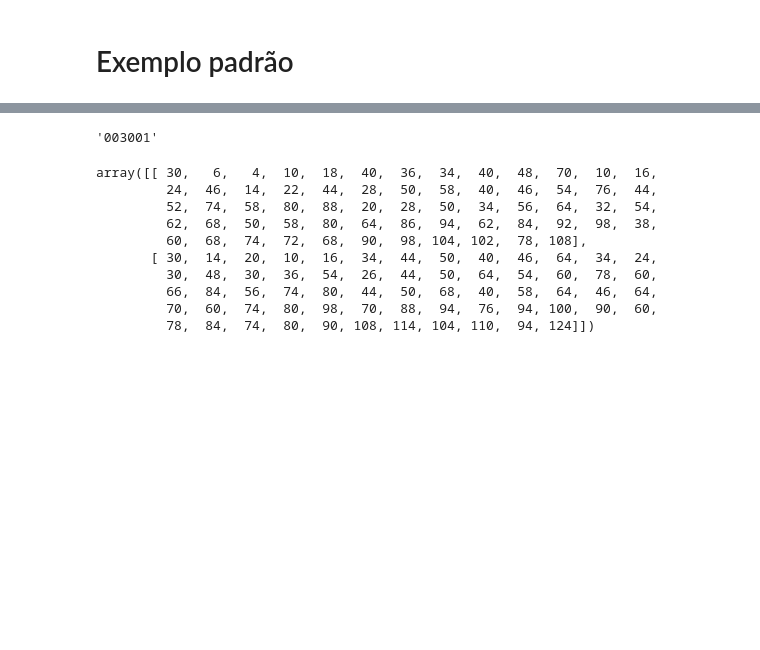
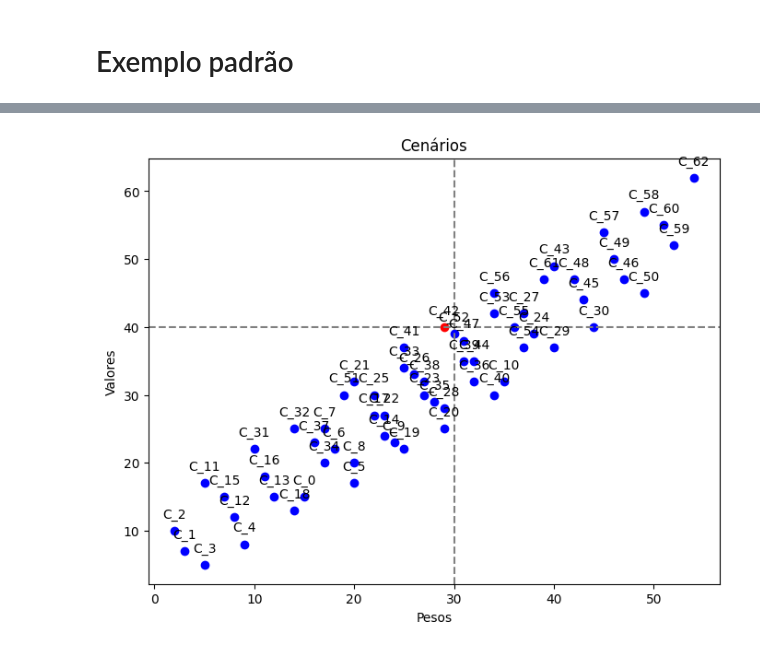
Before and after one commit to bortolottic/algoritmo_otimizacao, a Jupyter notebook: problema_mochila_dinamica/mochila_redis_memorizit.ipynb, the cells around one changed output, grey strips where cells are left out. Drawn from its saved outputs; the diff is of its cells as text; code cells hidden in the pictures; blank space fills up the shorter version.

Commit message:
Adicionar gráfico dispersão

```diff
--- a/problema_mochila_dinamica/mochila_redis_memorizit.ipynb
+++ b/problema_mochila_dinamica/mochila_redis_memorizit.ipynb
@@ -129,8 +129,8 @@ for combinacao in enumerate(combinacoes):
             )
          )
 
-cenarios = list(set([_ for _ in map(lambda i: i[1], data)]))
-cenarios.sort()
+nome_cenarios = list(set([_ for _ in map(lambda i: i[1], data)]))
+nome_cenarios.sort()
 
 produtos = list(set([_ for _ in map(lambda i: i[0], data)]))
 produtos.sort()
@@ -138,18 +138,18 @@ produtos.sort()
 matriz = [[p] + [
    (c,
     True if p in map(lambda i: i[0], filter(lambda i: i[1] == c, data)) else False)
-    for c in cenarios]
+    for c in nome_cenarios]
     for p in produtos]
 
-coluna_cenario_escolhido = cenarios.index(id_combinacao_produto_chave_escolhido)
+coluna_cenario_escolhido = nome_cenarios.index(id_combinacao_produto_chave_escolhido)
 
-total = np.array([[0] * len(cenarios)] * 2)
+total = np.array([[0] * len(nome_cenarios)] * 2)
 
 output += f"\nMelhor combinação: <a>C_{coluna_cenario_escolhido}</a>\n"
 output += f"\nProdutos: { ','.join(produtos_selecionados) }\n"
 
-output += "\n|" + "|".join([" Produto "] + [f" *<a>C_{c[0]}</a>* " if c[0] == coluna_cenario_escolhido else f" C_{c[0]} " for c in enumerate(cenarios)]) + "|"
-output += "\n|" + "|".join(["---------"] + ["-".join(([''] * (len(c) + 4))) for c in enumerate(cenarios)]) + "|"
+output += "\n|" + "|".join([" Produto "] + [f" *<a>C_{c[0]}</a>* " if c[0] == coluna_cenario_escolhido else f" C_{c[0]} " for c in enumerate(nome_cenarios)]) + "|"
+output += "\n|" + "|".join(["---------"] + ["-".join(([''] * (len(c) + 4))) for c in enumerate(nome_cenarios)]) + "|"
 
 for m in matriz:
    peso, valor = peso_valor_produtos[m[0]]["peso"], peso_valor_produtos[m[0]]["valor"]
@@ -179,7 +179,3 @@ Produtos: Canivete,Corda,Garrafa,Saco de dormir
 |Saco de dormir|<center>15</center>||||||<center>15</center>|<center>15</center>|<center>15</center>|<center>15</center>|<center>15</center>|||||||||||<center>15</center>|<center>15</center>|<center>15</center>|<center>15</center>|<center>15</center>|<center>15</center>|<center>15</center>|<center>15</center>|<center>15</center>|<center>15</center>|||||||||||<center>15</center>|<center>15</center>|<center>15</center>|<center>15</center>|<center>15</center>|<center>15</center>|<center>15</center>|<center>15</center>|<center>15</center>|<center>15</center>||||||<center>15</center>|<center>15</center>|<center>15</center>|<center>15</center>|<center>15</center>||<center>15</center>|
 |Tocha||||<center>5</center>|||||<center>5</center>||||<center>5</center>|||<center>5</center>|||<center>5</center>|<center>5</center>|||<center>5</center>|||<center>5</center>|||<center>5</center>|<center>5</center>||<center>5</center>|||<center>5</center>|<center>5</center>||<center>5</center>|<center>5</center>||<center>5</center>|<center>5</center>|||<center>5</center>|<center>5</center>||<center>5</center>|<center>5</center>||<center>5</center>|<center>5</center>|<center>5</center>||<center>5</center>|<center>5</center>|<center>5</center>|<center>5</center>||<center>5</center>|<center>5</center>|<center>5</center>|<center>5</center>|
 |<b>Peso</b>|<b><center>15</center></b>|<b><center>3</center></b>|<b><center>2</center></b>|<b><center>5</center></b>|<b><center>9</center></b>|<b><center>20</center></b>|<b><center>18</center></b>|<b><center>17</center></b>|<b><center>20</center></b>|<b><center>24</center></b>|<b><center>35</center></b>|<b><center>5</center></b>|<b><center>8</center></b>|<b><center>12</center></b>|<b><center>23</center></b>|<b><center>7</center></b>|<b><center>11</center></b>|<b><center>22</center></b>|<b><center>14</center></b>|<b><center>25</center></b>|<b><center>29</center></b>|<b><center>20</center></b>|<b><center>23</center></b>|<b><center>27</center></b>|<b><center>38</center></b>|<b><center>22</center></b>|<b><center>26</center></b>|<b><center>37</center></b>|<b><center>29</center></b>|<b><center>40</center></b>|<b><center>44</center></b>|<b><center>10</center></b>|<b><center>14</center></b>|<b><center>25</center></b>|<b><center>17</center></b>|<b><center>28</center></b>|<b><center>32</center></b>|<b><center>16</center></b>|<b><center>27</center></b>|<b><center>31</center></b>|<b><cent
-# %%
-id_combinacao_produto_chave_escolhido
-# %% [output]
-'003001'
@@ -188,13 +182,25 @@ x_total = np.array(total)
-# %%
-x_total + x_total
-# %% [output]
-array([[ 30,   6,   4,  10,  18,  40,  36,  34,  40,  48,  70,  10,  16,
-         24,  46,  14,  22,  44,  28,  50,  58,  40,  46,  54,  76,  44,
-         52,  74,  58,  80,  88,  20,  28,  50,  34,  56,  64,  32,  54,
-         62,  68,  50,  58,  80,  64,  86,  94,  62,  84,  92,  98,  38,
-         60,  68,  74,  72,  68,  90,  98, 104, 102,  78, 108],
-       [ 30,  14,  20,  10,  16,  34,  44,  50,  40,  46,  64,  34,  24,
-         30,  48,  30,  36,  54,  26,  44,  50,  64,  54,  60,  78,  60,
-         66,  84,  56,  74,  80,  44,  50,  68,  40,  58,  64,  46,  64,
-         70,  60,  74,  80,  98,  70,  88,  94,  76,  94, 100,  90,  60,
-         78,  84,  74,  80,  90, 108, 114, 104, 110,  94, 124]])
+# %%
+import matplotlib.pyplot as plt
+import numpy as np
+
+nome_cenarios = [f"C_{_[0]}" for _ in enumerate(nome_cenarios)]
+pesos = total[0]
+valores = total[1]
+
+plt.figure(figsize=(8, 6))
+
+for i, txt in enumerate(nome_cenarios):
+    cor = 'red' if i == coluna_cenario_escolhido else 'blue'
+    plt.scatter(pesos[i], valores[i], color=cor)
+    plt.annotate(txt, (pesos[i], valores[i]), textcoords="offset points", xytext=(0,10), ha='center')
+
+plt.xlabel('Pesos')
+plt.ylabel('Valores')
+plt.title('Cenários')
+
+plt.axvline(30, color='gray', linestyle='--')  # Adiciona linha vertical em x=0
+plt.axhline(valores[coluna_cenario_escolhido], color='gray', linestyle='--')  # Adiciona linha vertical em x=0
+
+plt.show()
+# %% [output]
+[figure, added]
```
Also changed, not shown: parts of 2 cells of this notebook.
